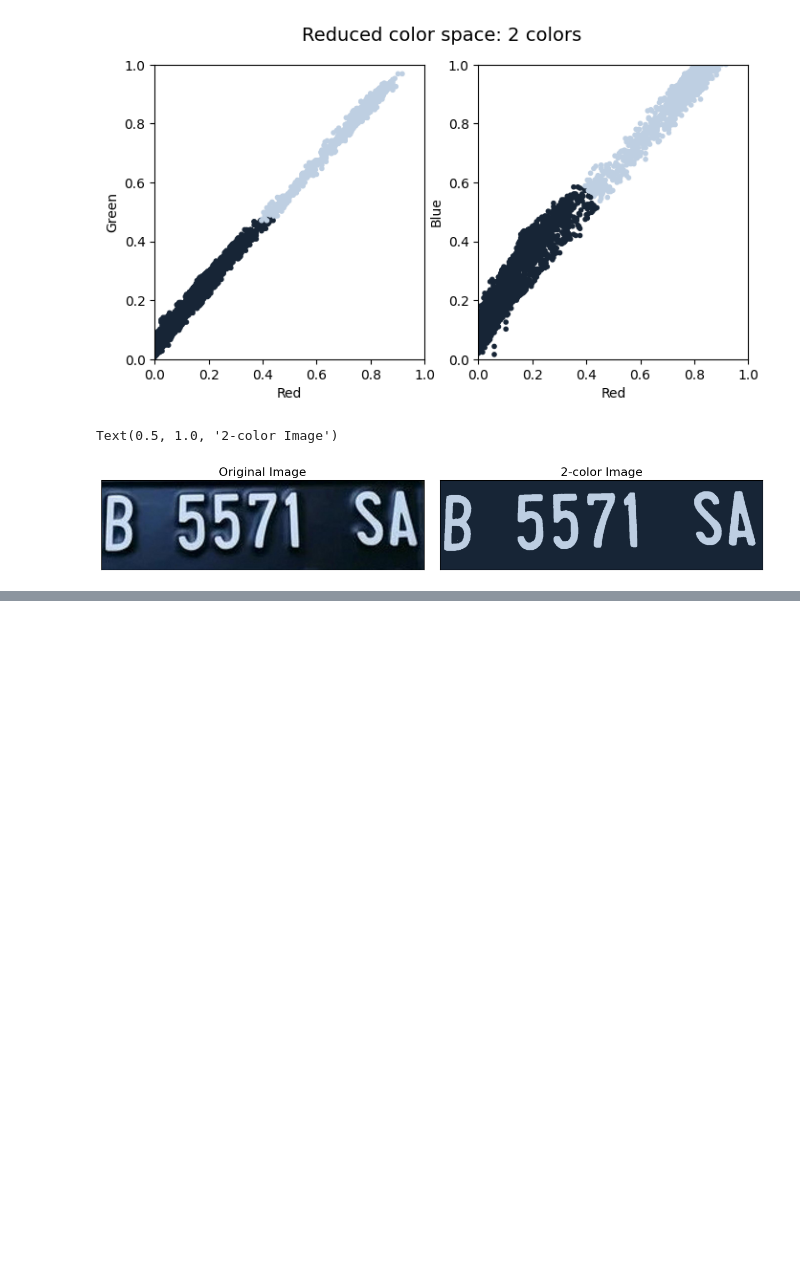
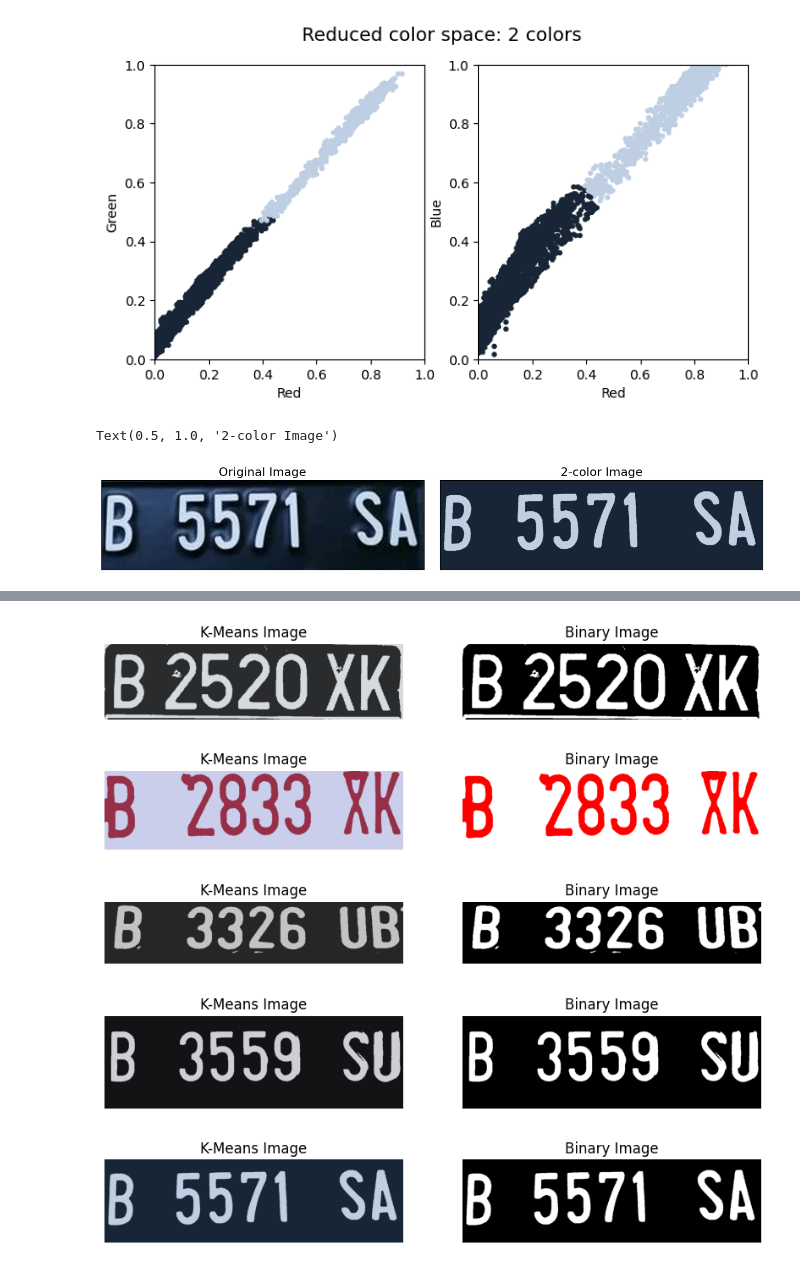
Before and after one commit to DhayuIntan/Machine_Learning, a Jupyter notebook: UTS/UTS_Dhayu_Intan.ipynb, the cells around one changed output, grey strips where cells are left out. Drawn from its saved outputs; the diff is of its cells as text; code cells hidden in the pictures; blank space fills up the shorter version.

```diff
--- a/UTS/UTS_Dhayu_Intan.ipynb
+++ b/UTS/UTS_Dhayu_Intan.ipynb
@@ -385,0 +413,40 @@ Text(0.5, 1.0, '2-color Image')
+# %%
+import cv2
+import matplotlib.pyplot as plt
+
+# Assuming 'data' contains the pixel data for all five images
+
+# Perform K-Means clustering for each image
+kmeans = MiniBatchKMeans(2)
+
+# Process each img_recolored and create binary images
+for img_recolor in [img_recolored, img_recolored2, img_recolored3, img_recolored4, img_recolored5]:
+    kmeans.fit(data)
+    new_colors = kmeans.cluster_centers_[kmeans.predict(data)]
+
+    # Convert new_colors to grayscale and normalize it to the range [0, 255]
+    img_recolored_gray = cv2.normalize(img_recolor, None, 0, 255, cv2.NORM_MINMAX, cv2.CV_8U)
+
+    # Apply threshold to create a binary image
+    _, binary_img_recolored = cv2.threshold(img_recolored_gray, 128, 255, cv2.THRESH_BINARY)
+
+    # Create a subplot with two columns for original image and binary image
+    fig, axes = plt.subplots(1, 2, figsize=(10, 5))
+
+    # Display the K-Means image on the first column
+    axes[0].imshow(img_recolor)
+    axes[0].set_title('K-Means Image', size=12)
+    axes[0].axis('off')
+
+    # Display the binary image on the second column
+    axes[1].imshow(binary_img_recolored, cmap='gray')
+    axes[1].set_title('Binary Image', size=12)
+    axes[1].axis('off')
+
+    plt.show()
+# %% [output]
+[figure, added]
+[figure, added]
+[figure, added]
+[figure, added]
+[figure, added]
```
Also changed, not shown: parts of 2 cells of this notebook.
